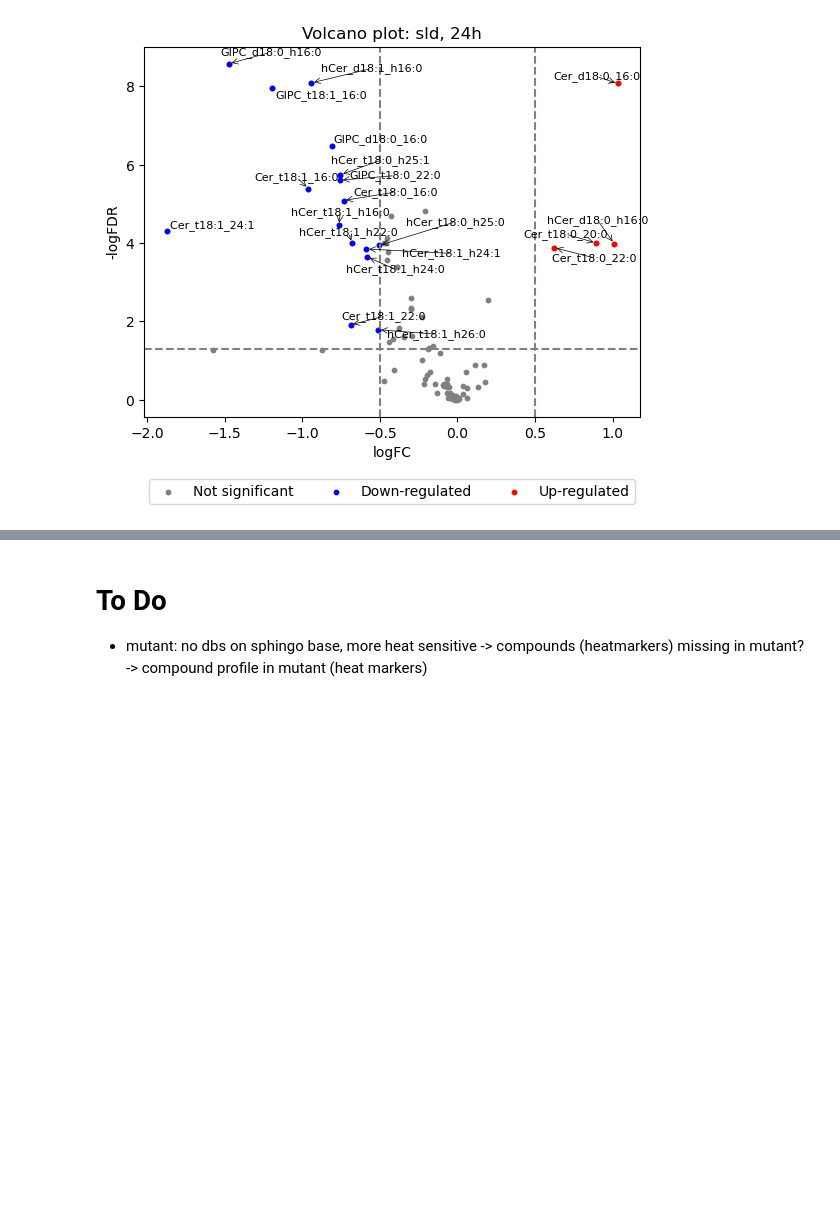
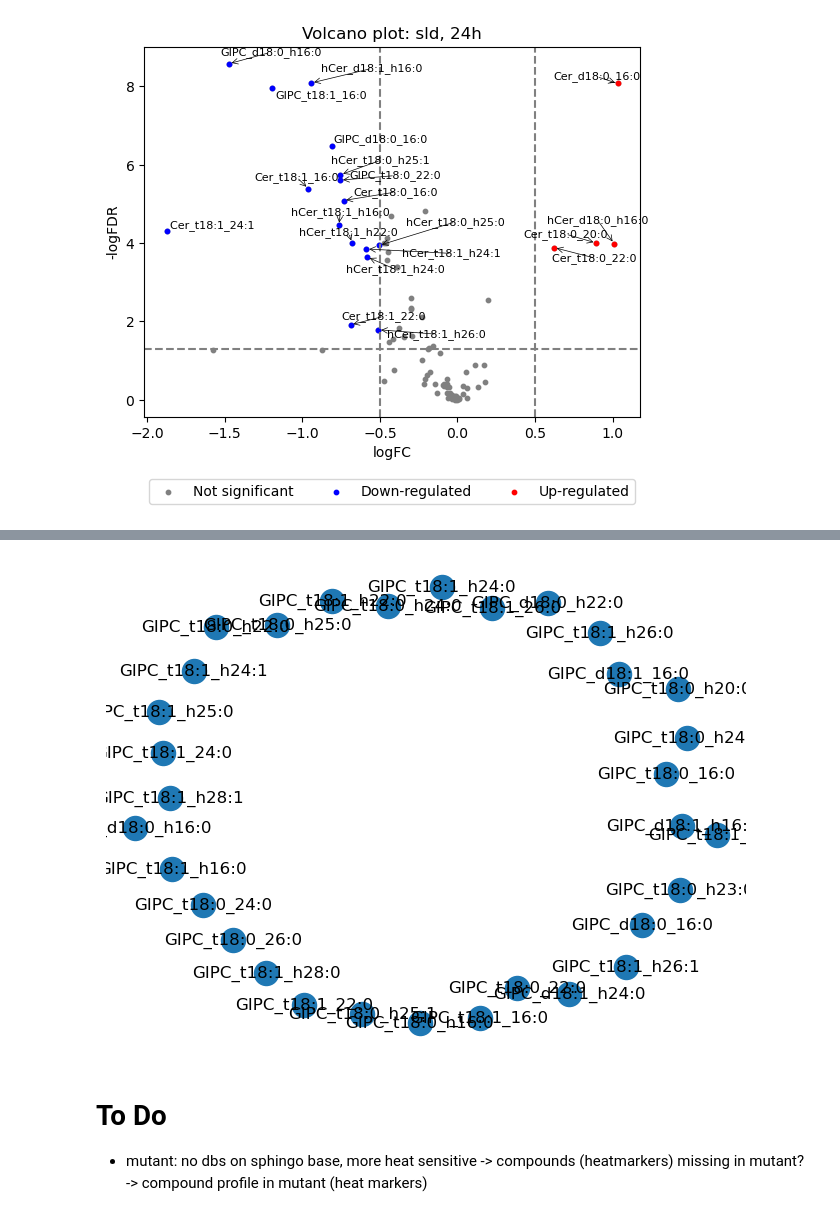
Before and after one commit to janniswi00/sphingo_modelling, a Jupyter notebook: code/analysis.ipynb, the cells around one changed output, grey strips where cells are left out. Drawn from its saved outputs; the diff is of its cells as text; code cells hidden in the pictures; blank space fills up the shorter version.

```diff
--- a/code/analysis.ipynb
+++ b/code/analysis.ipynb
@@ -479,7 +481,7 @@ def extract_class(compound_name):
         return "Ceramide"
     elif cls == "hCer":
         return "Hydroxy_ceramide"
-    elif cls == "GlcCer":
+    elif cls == "GlcCer" or cls == "GlcCER":
         return "Glycosyl_ceramide"
     elif cls == "GIPC":
         return "GIPC"
@@ -1013,0 +955,4 @@ df.to_csv("test.csv", index=False)
+# %%
+wt_df = preprocessing(pd.read_csv("../data/formated/wt_24h.csv"), add_unlabeled_labeled=True, replace_zero="half_min_loc", relative_values=False, log_transformation=True)
+wt_df["class"] = wt_df["compound"].apply(extract_class)
+wt_df
@@ -1014,3 +973,9 @@ df.to_csv("test.csv", index=False)
+# %%
+G = nx.Graph()
+G.add_nodes_from(wt_df[wt_df["class"] == "GIPC"]["compound"])
+nx.draw(G, with_labels=True)
+# %% [output]
+[figure, added]
 # %% [markdown]
 # To Do
 - mutant: no dbs on sphingo base, more heat sensitive -> compounds (heatmarkers) missing in mutant?
```
Also changed, not shown: parts of 14 cells of this notebook.
